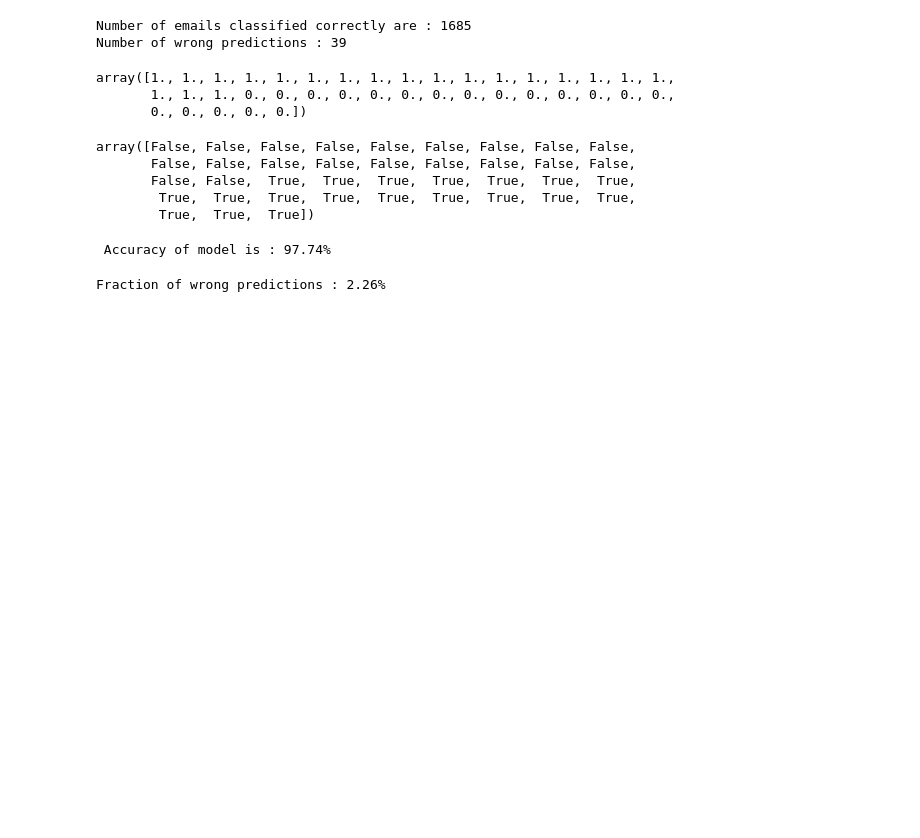
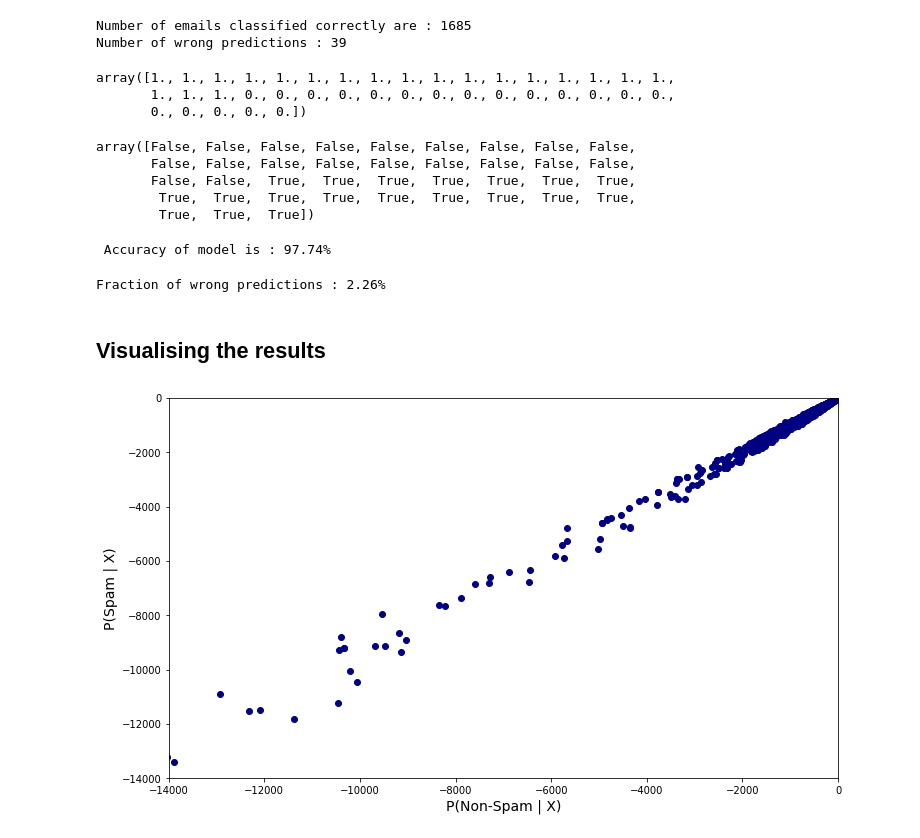
Before and after one commit to Nagaraj-U/Spam-Email-Classifier, a Jupyter notebook: Spam classifier - Testing and Evaluation.ipynb, the cells around one changed output. Drawn from its saved outputs; the diff is of its cells as text; code cells hidden in the pictures; blank space fills up the shorter version.

Commit message:
Visualize Decision Boundary

```diff
--- a/Spam classifier - Testing and Evaluation.ipynb
+++ b/Spam classifier - Testing and Evaluation.ipynb
@@ -259,3 +259,23 @@ frac_wrong = nr_wrong_predictions/len(X_test) * 100
 print(f'Fraction of wrong predictions : {round(frac_wrong,2)}%')
 # %% [output]
 Fraction of wrong predictions : 2.26%
+# %% [markdown]
+## Visualising the results
+# %%
+# Chart styling info
+
+xaxis_label = 'P(Non-Spam | X)'
+yaxis_label = 'P(Spam | X)'
+
+plt.figure(figsize=(12,7))
+plt.xlabel(xaxis_label,fontsize = 14)
+plt.ylabel(yaxis_label,fontsize=14)
+
+#Set limits
+plt.xlim([-14000,1])
+plt.ylim([-14000,1])
+
+plt.scatter(joint_log_ham,joint_log_spam,color='navy')
+plt.show()
+# %% [output]
+[figure, added]
```
Also changed, not shown: parts of 21 cells of this notebook.
